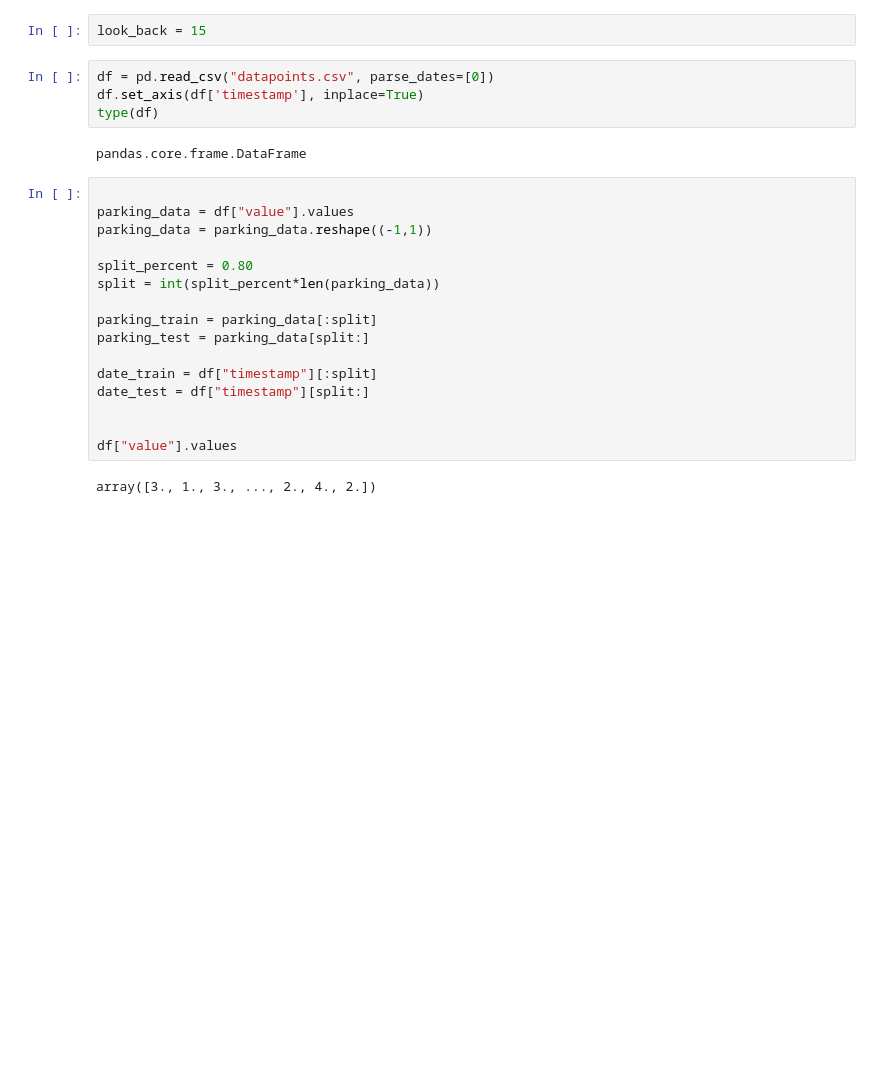
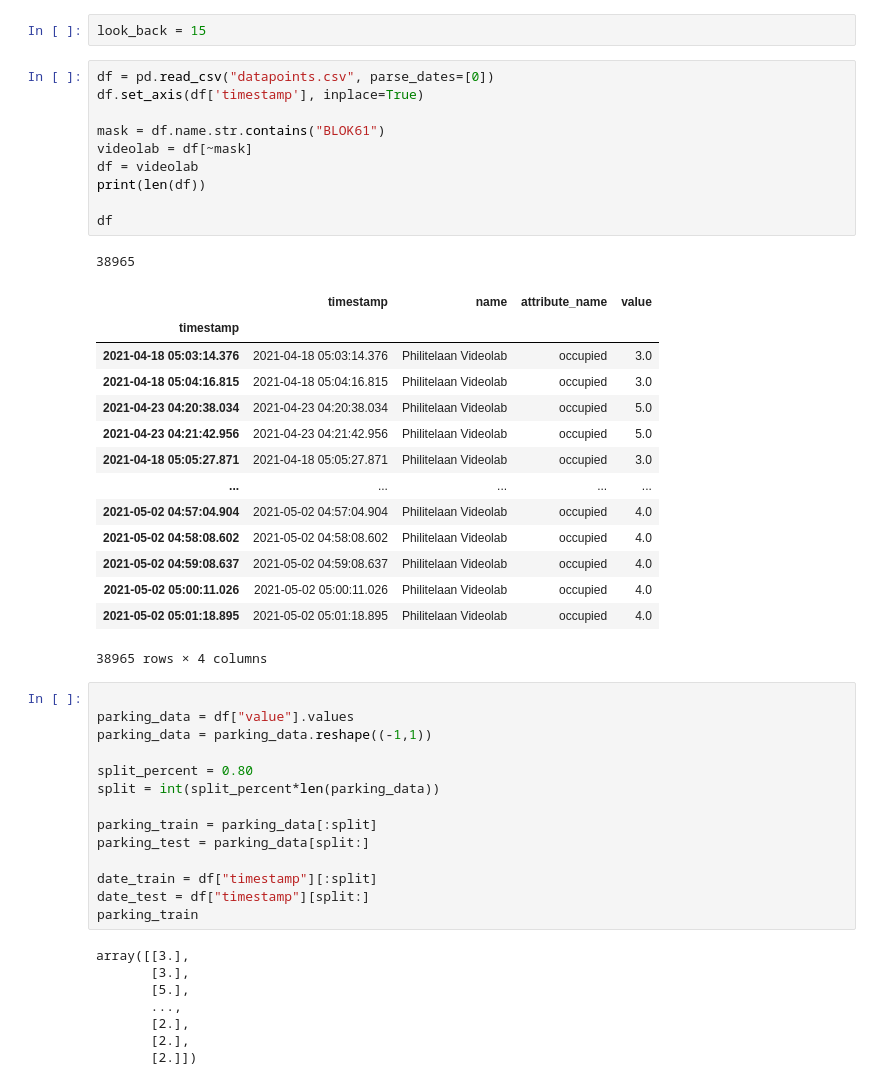
Before and after one commit to Niekvandam/OpenRemote-Series, a Jupyter notebook: duovariate_lstm.ipynb, the cells around one changed output. Saved outputs shown, nothing was run; the diff lists cells and outputs as text; blank space fills up the shorter version.

```diff
--- a/duovariate_lstm.ipynb
+++ b/duovariate_lstm.ipynb
@@ -12,9 +12,29 @@ look_back = 15
 # %%
 df = pd.read_csv("datapoints.csv", parse_dates=[0])
 df.set_axis(df['timestamp'], inplace=True)
-type(df)
+
+mask = df.name.str.contains("BLOK61")
+videolab = df[~mask]
+df = videolab
+print(len(df))
+
+df
 # %% [output]
-pandas.core.frame.DataFrame
+38965
+|  | timestamp | name | attribute_name | value |
+| timestamp |  |  |  |  |
+| 2021-04-18 05:03:14.376 | 2021-04-18 05:03:14.376 | Philitelaan Videolab | occupied | 3.0 |
+| 2021-04-18 05:04:16.815 | 2021-04-18 05:04:16.815 | Philitelaan Videolab | occupied | 3.0 |
+| 2021-04-23 04:20:38.034 | 2021-04-23 04:20:38.034 | Philitelaan Videolab | occupied | 5.0 |
+| 2021-04-23 04:21:42.956 | 2021-04-23 04:21:42.956 | Philitelaan Videolab | occupied | 5.0 |
+| 2021-04-18 05:05:27.871 | 2021-04-18 05:05:27.871 | Philitelaan Videolab | occupied | 3.0 |
+| ... | ... | ... | ... | ... |
+| 2021-05-02 04:57:04.904 | 2021-05-02 04:57:04.904 | Philitelaan Videolab | occupied | 4.0 |
+| 2021-05-02 04:58:08.602 | 2021-05-02 04:58:08.602 | Philitelaan Videolab | occupied | 4.0 |
+| 2021-05-02 04:59:08.637 | 2021-05-02 04:59:08.637 | Philitelaan Videolab | occupied | 4.0 |
+| 2021-05-02 05:00:11.026 | 2021-05-02 05:00:11.026 | Philitelaan Videolab | occupied | 4.0 |
+| 2021-05-02 05:01:18.895 | 2021-05-02 05:01:18.895 | Philitelaan Videolab | occupied | 4.0 |
+38965 rows × 4 columns
 # %%
 
 parking_data = df["value"].values
@@ -28,11 +48,15 @@ parking_test = parking_data[split:]
 
 date_train = df["timestamp"][:split]
 date_test = df["timestamp"][split:]
-
-
-df["value"].values
+parking_train
 # %% [output]
-array([3., 1., 3., ..., 2., 4., 2.])
+array([[3.],
+       [3.],
+       [5.],
+       ...,
+       [2.],
+       [2.],
+       [2.]])
 # %%
 train_generator = TimeseriesGenerator(parking_train, parking_train, length=look_back, batch_size=20)
 test_generator = TimeseriesGenerator(parking_test, parking_test, length=look_back, batch_size=1)
```
Also changed, not shown: parts of 4 cells of this notebook, 14 other files.
